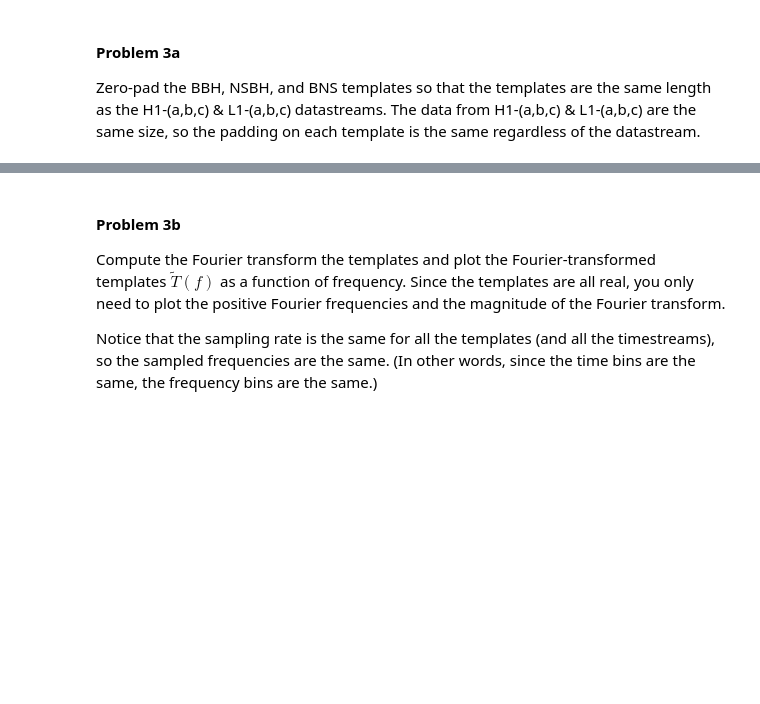
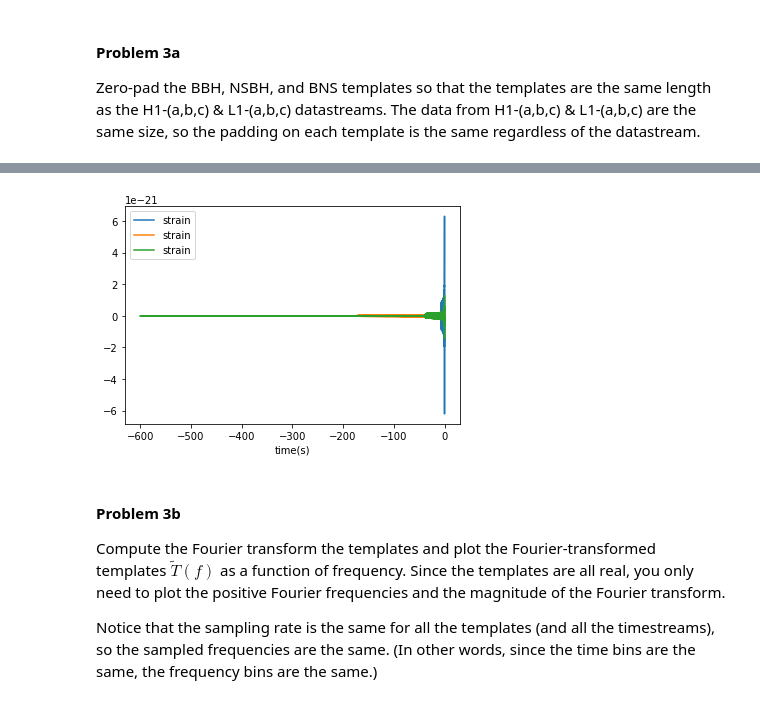
Before and after one commit to ka-rocha/LSSTC-DSFP-Sessions, a Jupyter notebook: Session13/Day5/MatchedFilteringTutorial.ipynb, the cells around one changed output, grey strips where cells are left out. Saved outputs shown, nothing was run; the diff lists cells and outputs as text; code cells hidden in the pictures; blank space fills up the shorter version.

```diff
--- a/Session13/Day5/MatchedFilteringTutorial.ipynb
+++ b/Session13/Day5/MatchedFilteringTutorial.ipynb
@@ -160,0 +174,27 @@ padded_nsbh = pad_template(nsbh)
+# %%
+#Here we pad the template by placing zeros at the end
+all_lengths =  np.concatenate([list(len(i) for i in data) for data in [H1_data, L1_data]])
+data_length = list(set(all_lengths)).pop()
+
+def pad_template(template):
+    size_diff = data_length-len(template)
+    times = template['time(s)'].values
+    delta_t = (times[1] - times[0])
+
+    extra_times = np.arange( times[0], times[0]+(delta_t*size_diff), delta_t )
+    extra_strains = np.zeros_like(extra_times)
+
+    df = pd.DataFrame()
+    df['time(s)'] = extra_times
+    df['strain'] = extra_strains
+
+    return pd.concat( [df, template] )
+
+padded_bbh = pad_template(bbh)
+padded_bns = pad_template(bns)
+padded_nsbh = pad_template(nsbh)
+
+# print( len(bbh), len(bns), len(nsbh) )
+# print(len(padded_bbh), len(padded_bns), len(padded_nsbh), len(H1_data[0]))
+
+padded_nsbh
@@ -161,3 +215,11 @@ padded_nsbh = pad_template(nsbh)
+# %%
+fig, ax = plt.subplots(1,1)
+padded_bbh.plot(x='time(s)', y='strain', ax=ax)
+padded_bns.plot(x='time(s)', y='strain', ax=ax)
+padded_nsbh.plot(x='time(s)', y='strain', ax=ax)
+plt.show()
+# %% [output]
+[figure, added]
 # %% [markdown]
 #### Problem 3b
 
```
Also changed, not shown: parts of 17 cells of this notebook.
